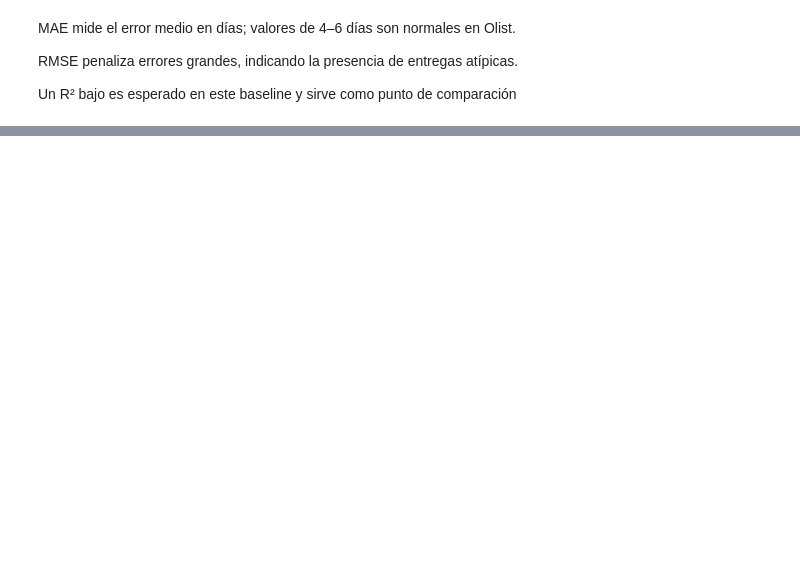
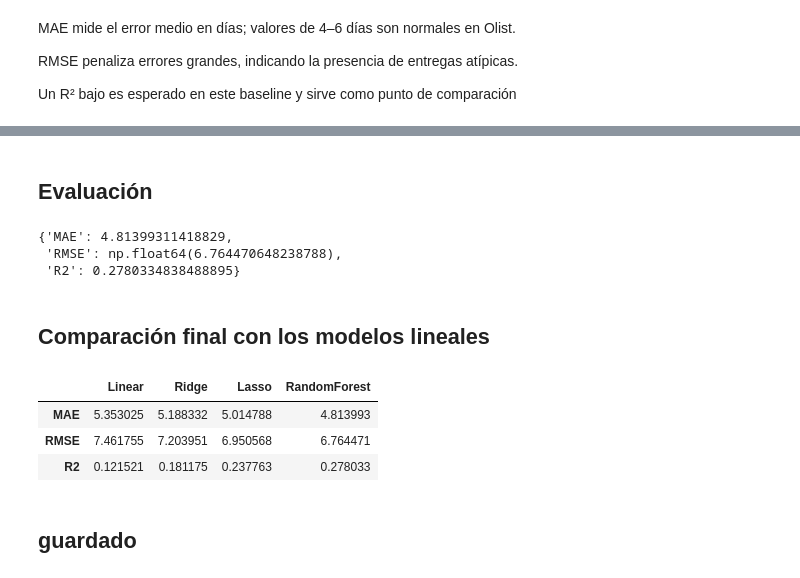
Before and after one commit to 4GeeksAcademy/sp-ml-20-final-project-g5, a Jupyter notebook: notebooks/proyectofinal.ipynb, the cells around one changed output, grey strips where cells are left out. Cells and saved outputs as stored; diff of their text form; code cells hidden in the pictures; blank space fills up the shorter version.

Commit message:
modelo

```diff
--- a/notebooks/proyectofinal.ipynb
+++ b/notebooks/proyectofinal.ipynb
@@ -750,0 +622,6 @@ comparison
+# %%
+rf = RandomForestRegressor(n_estimators=200,
+                           max_depth=15,
+                           min_samples_leaf=10,
+                           random_state=42,
+                           n_jobs=-1)
@@ -750,0 +636,2 @@ comparison
+# %%
+pipe_rf = Pipeline(steps=[("preprocessor", preprocessor_rf), ("model", rf)])
@@ -750,0 +640,2 @@ comparison
+# %%
+pipe_rf.fit(X_train, y_train)
@@ -750,0 +655,27 @@ comparison
+# %% [markdown]
+## Evaluación
+# %%
+y_pred = pipe_rf.predict(X_test)
+
+rf_metrics = {"MAE": mean_absolute_error(y_test, y_pred),
+              "RMSE": np.sqrt(mean_squared_error(y_test, y_pred)),
+              "R2": r2_score(y_test, y_pred)}
+
+rf_metrics
+# %% [output]
+{'MAE': 4.81399311418829,
+ 'RMSE': np.float64(6.764470648238788),
+ 'R2': 0.2780334838488895}
+# %% [markdown]
+## Comparación final con los modelos lineales
+# %%
+comparison_rf = comparison.copy()
+comparison_rf["RandomForest"] = rf_metrics
+comparison_rf
+# %% [output]
+|  | Linear | Ridge | Lasso | RandomForest |
+| MAE | 5.353025 | 5.188332 | 5.014788 | 4.813993 |
+| RMSE | 7.461755 | 7.203951 | 6.950568 | 6.764471 |
+| R2 | 0.121521 | 0.181175 | 0.237763 | 0.278033 |
+# %% [markdown]
+## guardado
```
Also changed, not shown: parts of 64 cells of this notebook, 1 other file.
